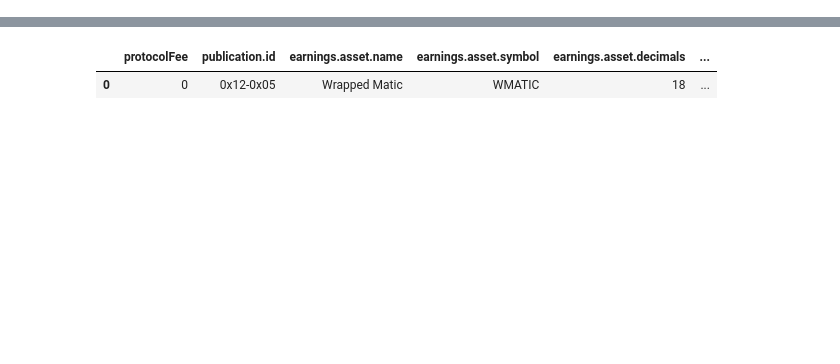
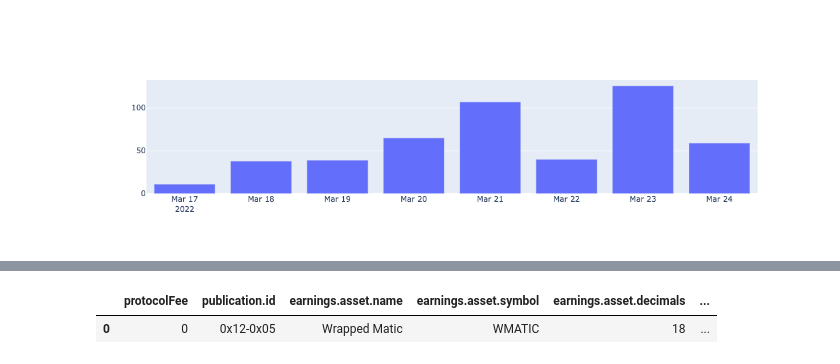
Before and after one commit to Nathan2Warren/Ainsley, a Jupyter notebook: notebooks/plots.ipynb, the cells around one changed output, grey strips where cells are left out. Cells and saved outputs as stored; diff of their text form; code cells hidden in the pictures; blank space fills up the shorter version.

Commit message:
notebook and timeseries

```diff
--- a/notebooks/plots.ipynb
+++ b/notebooks/plots.ipynb
@@ -9,0 +15,13 @@ import data_fetcher as f
+# %%
+freq = 'D'
+start_list = pd.date_range(datetime.fromisoformat("2022-03-17"), datetime.today()).tolist()
+end_list = [i + pd.Timedelta(1, unit=freq) for i in start_list]
+# %%
+start_list = [str(i) for i in start_list]
+end_list = [str(i) for i in end_list]
+# %%
+dfs = []
+for start, end in zip(start_list, end_list):
+    dfs.append(f.GraphQLClient.get_timeseries(start = start, end = end))
+
+timeseries = pd.concat(dfs)
@@ -9,0 +40,8 @@ import data_fetcher as f
+# %%
+timeseries['start'] = pd.to_datetime(timeseries['start'])
+timeseries_cumsum = pd.concat([timeseries.iloc[:,:-3].cumsum(), timeseries.iloc[:,-3:]], axis = 1)
+# %%
+fig = go.Figure(go.Bar(y = timeseries['data.globalProtocolStats.totalProfiles'], x = timeseries['start']))
+fig.show()
+# %% [output]
+[figure, added]
```
Also changed, not shown: parts of 14 cells of this notebook, 2 other files.
